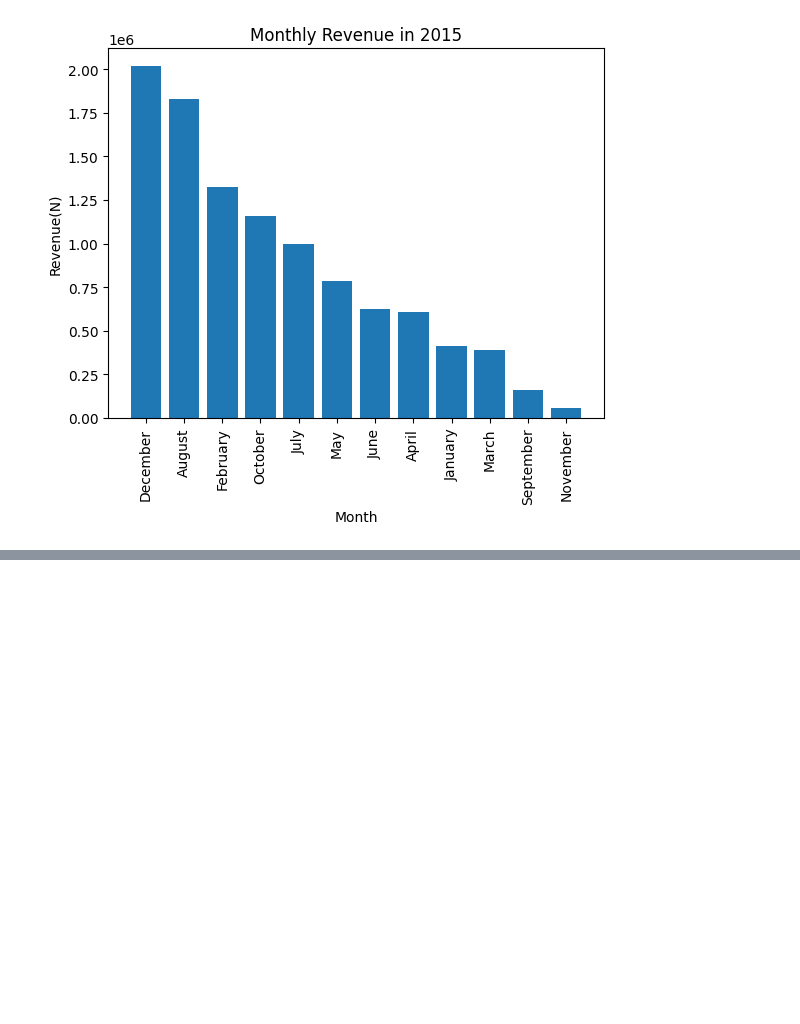
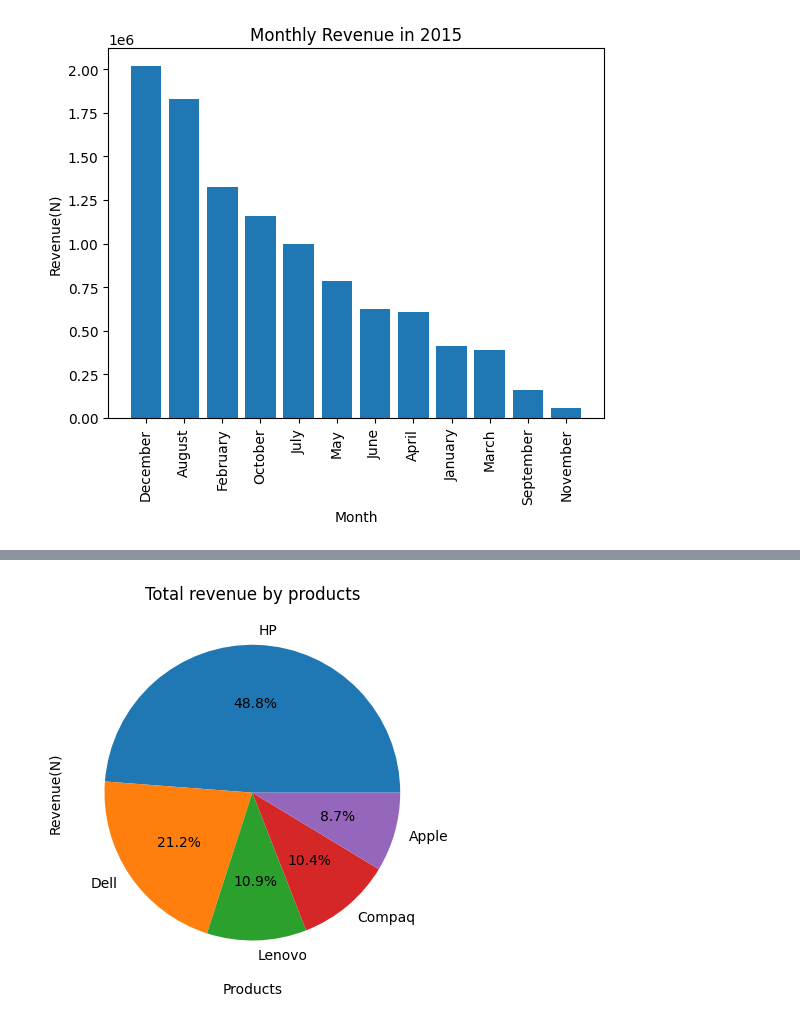
Before and after one commit to RoyalDhee/Data_Analysis, a Jupyter notebook: sales_analysis.ipynb, the cells around one changed output, grey strips where cells are left out. Saved outputs shown, nothing was run; the diff lists cells and outputs as text; code cells hidden in the pictures; blank space fills up the shorter version.

```diff
--- a/sales_analysis.ipynb
+++ b/sales_analysis.ipynb
@@ -258,0 +357,4 @@ plt.show()
+# %%
+# Sorting revenue by products
+total_rev_by_prod = sales_data.groupby("Products")["Revenue(N)"].sum().sort_values(ascending=False)
+total_rev_by_prod
@@ -258,0 +369,9 @@ plt.show()
+# %%
+# plotting using matplotlib
+plt.pie(total_rev_by_prod.values, labels=total_rev_by_prod.index, autopct='%1.1f%%')
+plt.xlabel("Products")
+plt.ylabel("Revenue(N)")
+plt.title("Total revenue by products")
+plt.show()
+# %% [output]
+[figure, added]
```
Also changed, not shown: parts of 19 cells of this notebook.
